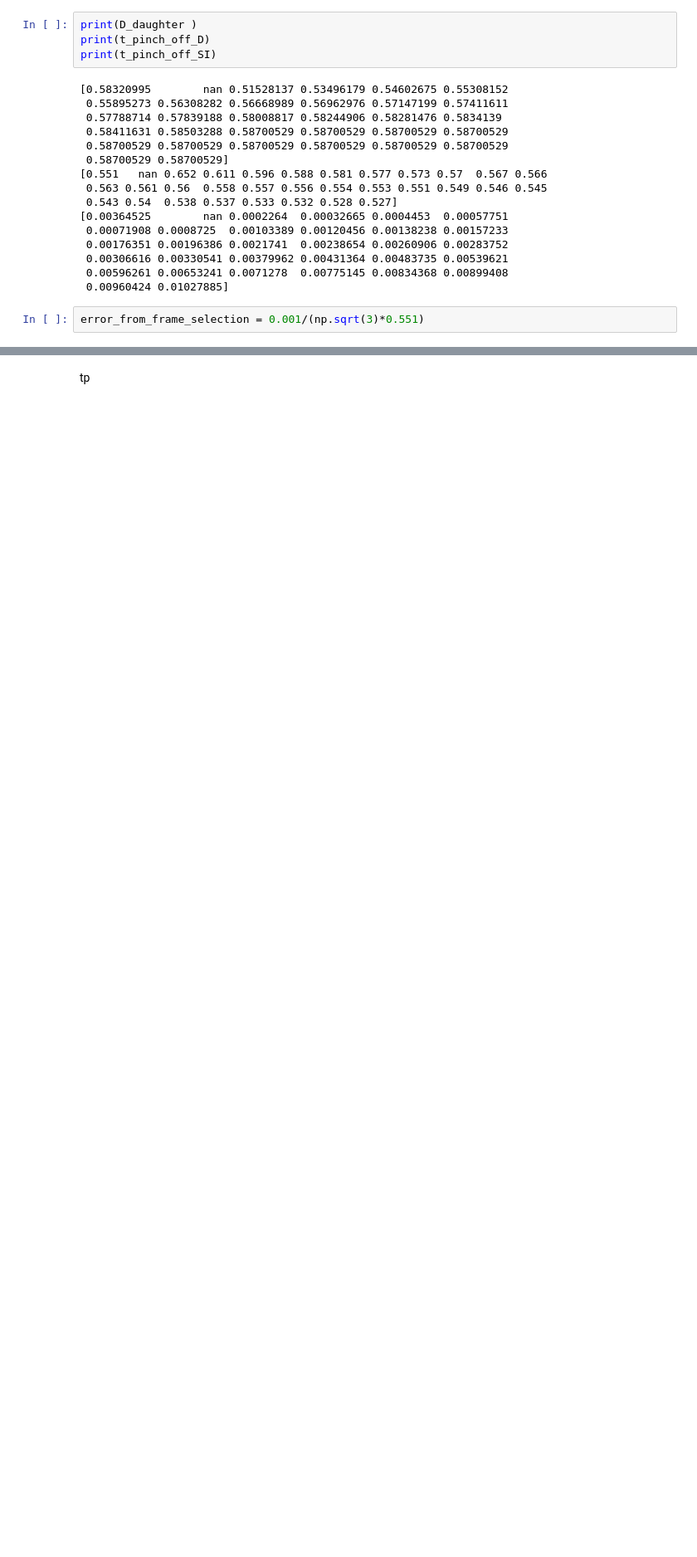
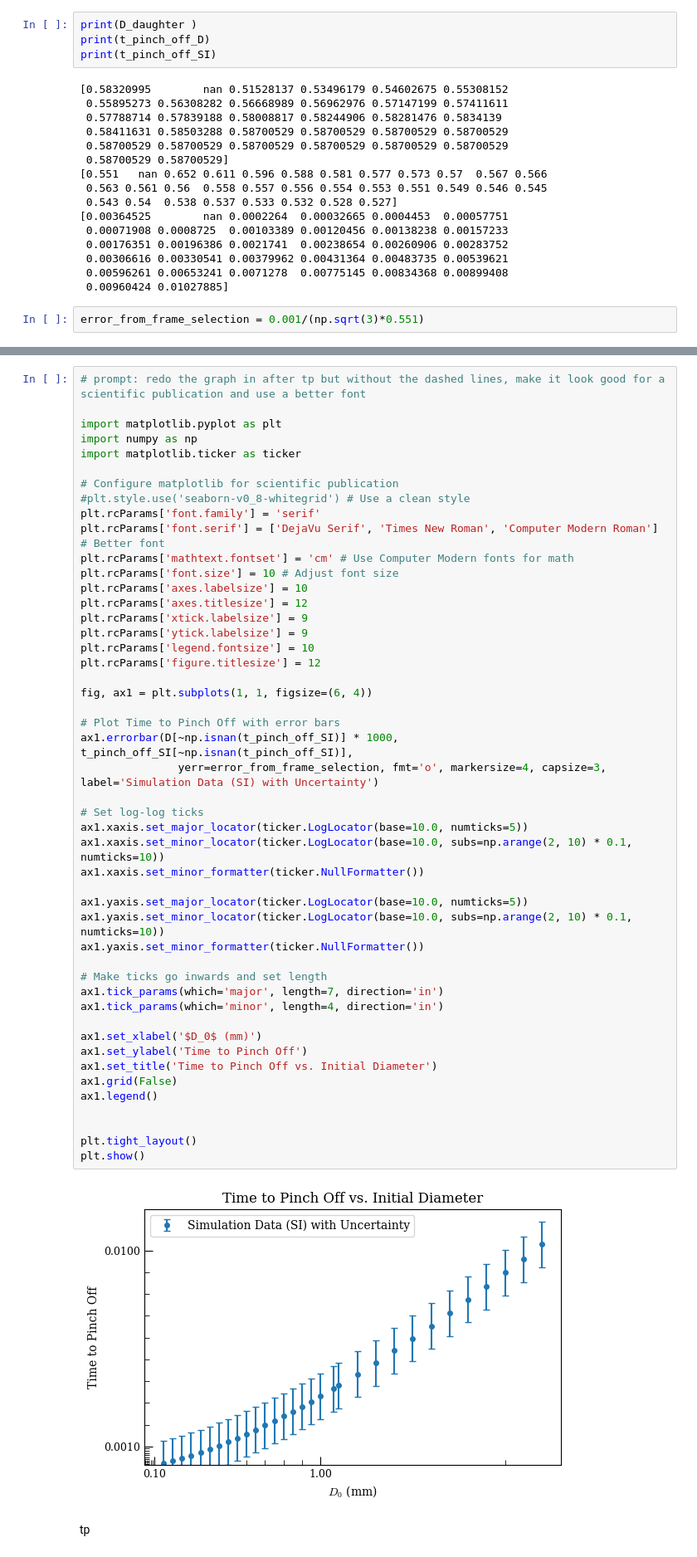
Before and after one commit to SamPetkov/PartialCoalescence, a Jupyter notebook: TimeDiameterDroplet.ipynb, the cells around one changed output, grey strips where cells are left out. Shown at 83% size. Drawn from its saved outputs; the diff is of its cells as text; blank space fills up the shorter version.

```diff
--- a/TimeDiameterDroplet.ipynb
+++ b/TimeDiameterDroplet.ipynb
@@ -73,3 +74,53 @@ error graphs
+# %%
+# prompt: redo the graph in after tp but without the dashed lines, make it look good for a scientific publication and use a better font
+
+import matplotlib.pyplot as plt
+import numpy as np
+import matplotlib.ticker as ticker
+
+# Configure matplotlib for scientific publication
+#plt.style.use('seaborn-v0_8-whitegrid') # Use a clean style
+plt.rcParams['font.family'] = 'serif'
+plt.rcParams['font.serif'] = ['DejaVu Serif', 'Times New Roman', 'Computer Modern Roman'] # Better font
+plt.rcParams['mathtext.fontset'] = 'cm' # Use Computer Modern fonts for math
+plt.rcParams['font.size'] = 10 # Adjust font size
+plt.rcParams['axes.labelsize'] = 10
+plt.rcParams['axes.titlesize'] = 12
+plt.rcParams['xtick.labelsize'] = 9
+plt.rcParams['ytick.labelsize'] = 9
+plt.rcParams['legend.fontsize'] = 10
+plt.rcParams['figure.titlesize'] = 12
+
+fig, ax1 = plt.subplots(1, 1, figsize=(6, 4))
+
+# Plot Time to Pinch Off with error bars
+ax1.errorbar(D[~np.isnan(t_pinch_off_SI)] * 1000, t_pinch_off_SI[~np.isnan(t_pinch_off_SI)],
+               yerr=error_from_frame_selection, fmt='o', markersize=4, capsize=3, label='Simulation Data (SI) with Uncertainty')
+
+# Set log-log ticks
+ax1.xaxis.set_major_locator(ticker.LogLocator(base=10.0, numticks=5))
+ax1.xaxis.set_minor_locator(ticker.LogLocator(base=10.0, subs=np.arange(2, 10) * 0.1, numticks=10))
+ax1.xaxis.set_minor_formatter(ticker.NullFormatter())
+
+ax1.yaxis.set_major_locator(ticker.LogLocator(base=10.0, numticks=5))
+ax1.yaxis.set_minor_locator(ticker.LogLocator(base=10.0, subs=np.arange(2, 10) * 0.1, numticks=10))
+ax1.yaxis.set_minor_formatter(ticker.NullFormatter())
+
+# Make ticks go inwards and set length
+ax1.tick_params(which='major', length=7, direction='in')
+ax1.tick_params(which='minor', length=4, direction='in')
+
+ax1.set_xlabel('$D_0$ (mm)')
+ax1.set_ylabel('Time to Pinch Off')
+ax1.set_title('Time to Pinch Off vs. Initial Diameter')
+ax1.grid(False)
+ax1.legend()
+
+
+plt.tight_layout()
+plt.show()
+# %% [output]
+[figure, added]
 # %% [markdown]
  tp
 # %%
```
Also changed, not shown: parts of 6 cells of this notebook.
